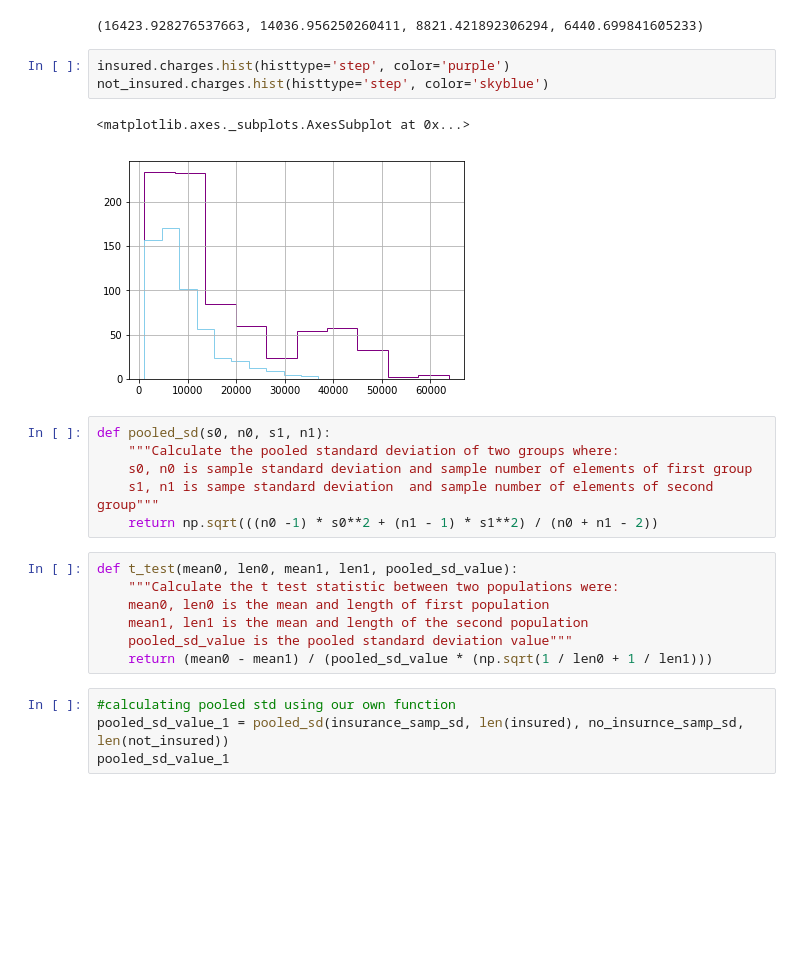
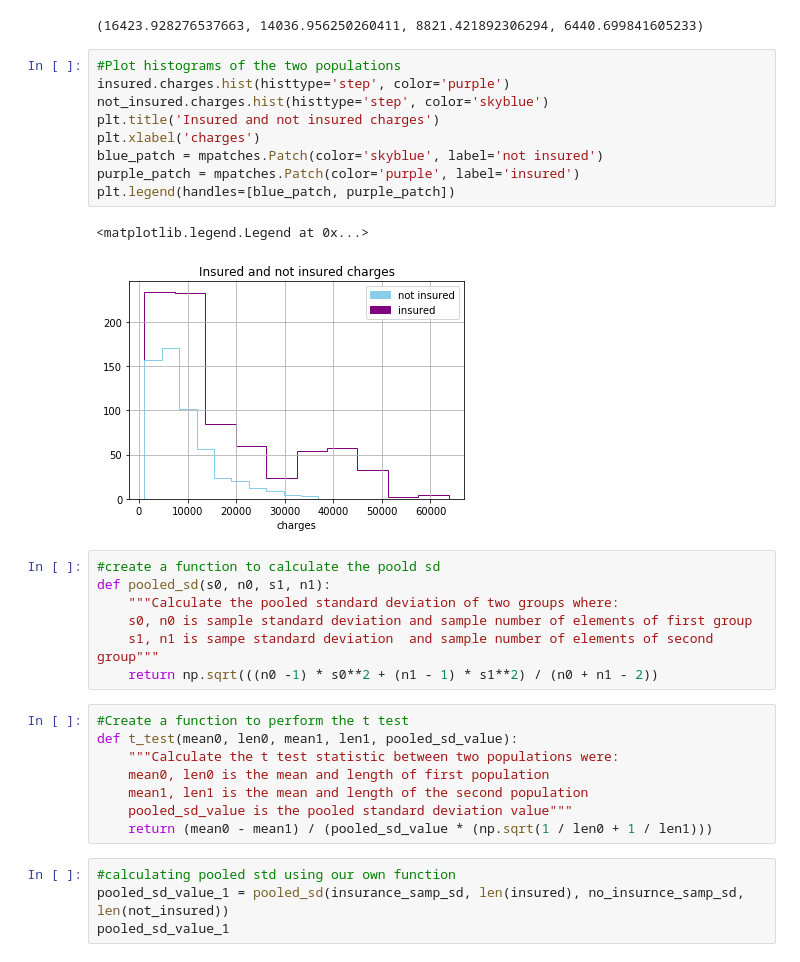
Before and after one commit to ghopping/Data_Science_Career_Track, a Jupyter notebook: Frequentist_Statistics_Mini-Project_1AandB/inferential_statistics_1b-Q_edits.ipynb, the cells around one changed output. Cells and saved outputs as stored; diff of their text form; blank space fills up the shorter version.

```diff
--- a/Frequentist_Statistics_Mini-Project_1AandB/inferential_statistics_1b-Q_edits.ipynb
+++ b/Frequentist_Statistics_Mini-Project_1AandB/inferential_statistics_1b-Q_edits.ipynb
@@ -123,19 +130,27 @@ insurance_mean, insurance_samp_sd, no_insurance_mean, no_insurnce_samp_sd
 #insurance_mean, no_insurance_mean
 # %% [output]
 (16423.928276537663, 14036.956250260411, 8821.421892306294, 6440.699841605233)
-# %%
-insured.charges.hist(histtype='step', color='purple')
-not_insured.charges.hist(histtype='step', color='skyblue')
-# %% [output]
-<matplotlib.axes._subplots.AxesSubplot at 0x...>
-[figure, removed]
+# %%
+#Plot histograms of the two populations
+insured.charges.hist(histtype='step', color='purple')
+not_insured.charges.hist(histtype='step', color='skyblue')
+plt.title('Insured and not insured charges')
+plt.xlabel('charges')
+blue_patch = mpatches.Patch(color='skyblue', label='not insured')
+purple_patch = mpatches.Patch(color='purple', label='insured')
+plt.legend(handles=[blue_patch, purple_patch])
+# %% [output]
+<matplotlib.legend.Legend at 0x...>
+[figure, added]
 # %%
+#create a function to calculate the poold sd
 def pooled_sd(s0, n0, s1, n1):
     """Calculate the pooled standard deviation of two groups where:
     s0, n0 is sample standard deviation and sample number of elements of first group
     s1, n1 is sampe standard deviation  and sample number of elements of second group"""
     return np.sqrt(((n0 -1) * s0**2 + (n1 - 1) * s1**2) / (n0 + n1 - 2))
 # %%
+#Create a function to perform the t test
 def t_test(mean0, len0, mean1, len1, pooled_sd_value):
     """Calculate the t test statistic between two populations were:
     mean0, len0 is the mean and length of first population
```
Also changed, not shown: parts of 18 cells of this notebook, 1 other file.
